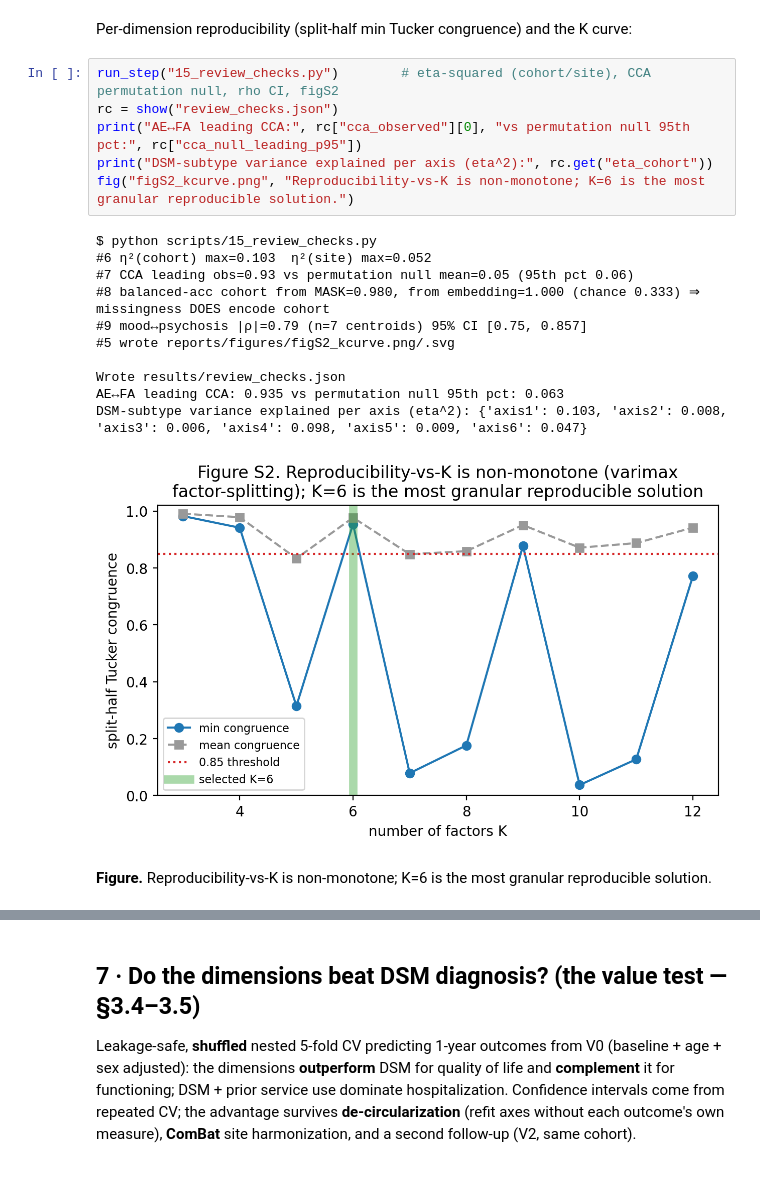
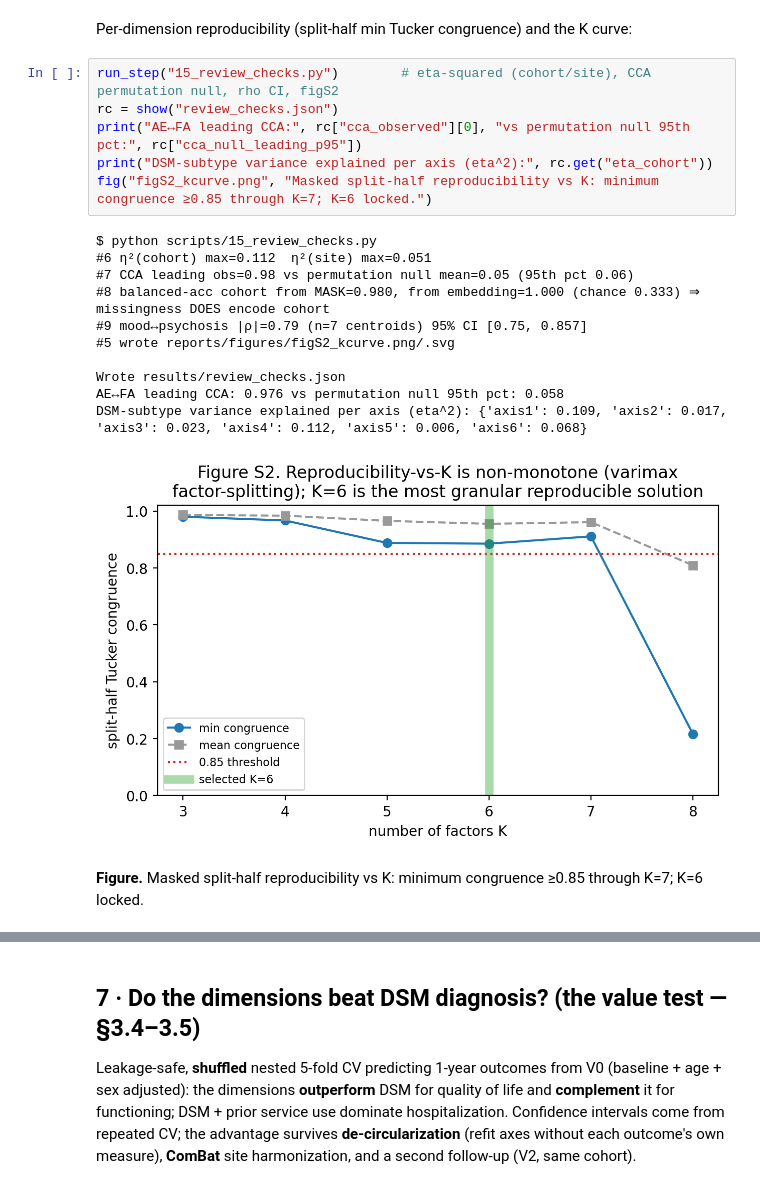
Before and after one commit to AndriiKulakovskyi/face-trans-diagnostic-phenotypes, a Jupyter notebook: notebooks/FACE_reproduction.ipynb, the cells around one changed output, grey strips where cells are left out. Cells and saved outputs as stored; diff of their text form.

```diff
--- a/notebooks/FACE_reproduction.ipynb
+++ b/notebooks/FACE_reproduction.ipynb
@@ -288,20 +288,20 @@ Per-dimension reproducibility (split-half min Tucker congruence) and the K curve
 # %%
 run_step("15_review_checks.py")        # eta-squared (cohort/site), CCA permutation null, rho CI, figS2
 rc = show("review_checks.json")
 print("AE↔FA leading CCA:", rc["cca_observed"][0], "vs permutation null 95th pct:", rc["cca_null_leading_p95"])
 print("DSM-subtype variance explained per axis (eta^2):", rc.get("eta_cohort"))
-fig("figS2_kcurve.png", "Reproducibility-vs-K is non-monotone; K=6 is the most granular reproducible solution.")
+fig("figS2_kcurve.png", "Masked split-half reproducibility vs K: minimum congruence ≥0.85 through K=7; K=6 locked.")
 # %% [output]
 $ python scripts/15_review_checks.py
-#6 η²(cohort) max=0.103  η²(site) max=0.052
-#7 CCA leading obs=0.93 vs permutation null mean=0.05 (95th pct 0.06)
+#6 η²(cohort) max=0.112  η²(site) max=0.051
+#7 CCA leading obs=0.98 vs permutation null mean=0.05 (95th pct 0.06)
 #8 balanced-acc cohort from MASK=0.980, from embedding=1.000 (chance 0.333) ⇒ missingness DOES encode cohort
 #9 mood↔psychosis |ρ|=0.79 (n=7 centroids) 95% CI [0.75, 0.857]
 #5 wrote reports/figures/figS2_kcurve.png/.svg
 
 Wrote results/review_checks.json
-AE↔FA leading CCA: 0.935 vs permutation null 95th pct: 0.063
-DSM-subtype variance explained per axis (eta^2): {'axis1': 0.103, 'axis2': 0.008, 'axis3': 0.006, 'axis4': 0.098, 'axis5': 0.009, 'axis6': 0.047}
+AE↔FA leading CCA: 0.976 vs permutation null 95th pct: 0.058
+DSM-subtype variance explained per axis (eta^2): {'axis1': 0.109, 'axis2': 0.017, 'axis3': 0.023, 'axis4': 0.112, 'axis5': 0.006, 'axis6': 0.068}
-[figure, old version]
+[figure, new version]
-**Figure.** Reproducibility-vs-K is non-monotone; K=6 is the most granular reproducible solution.
+**Figure.** Masked split-half reproducibility vs K: minimum congruence ≥0.85 through K=7; K=6 locked.
 # %% [markdown]
```
Also changed, not shown: parts of 12 cells of this notebook.
